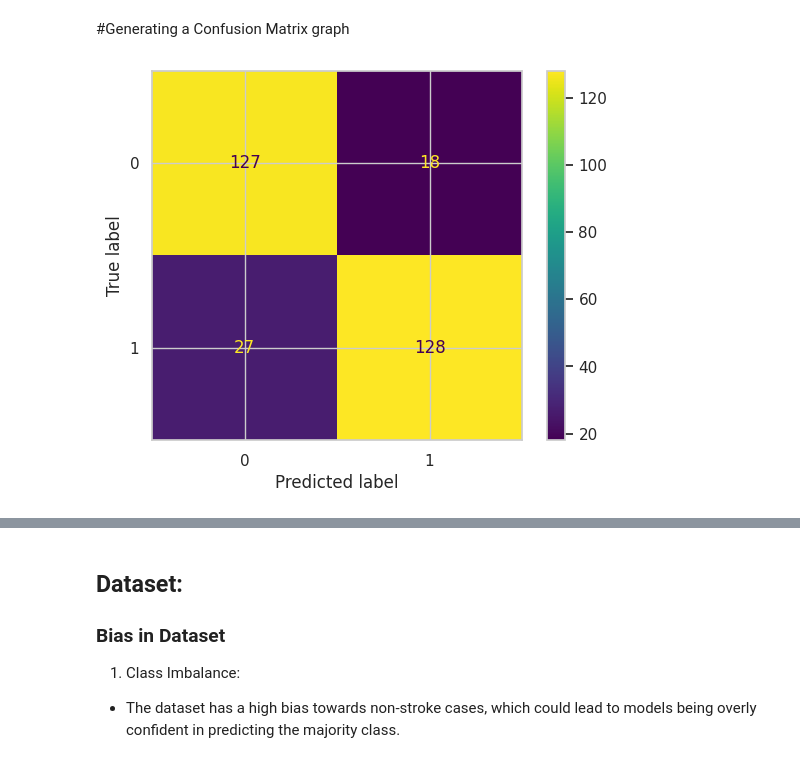
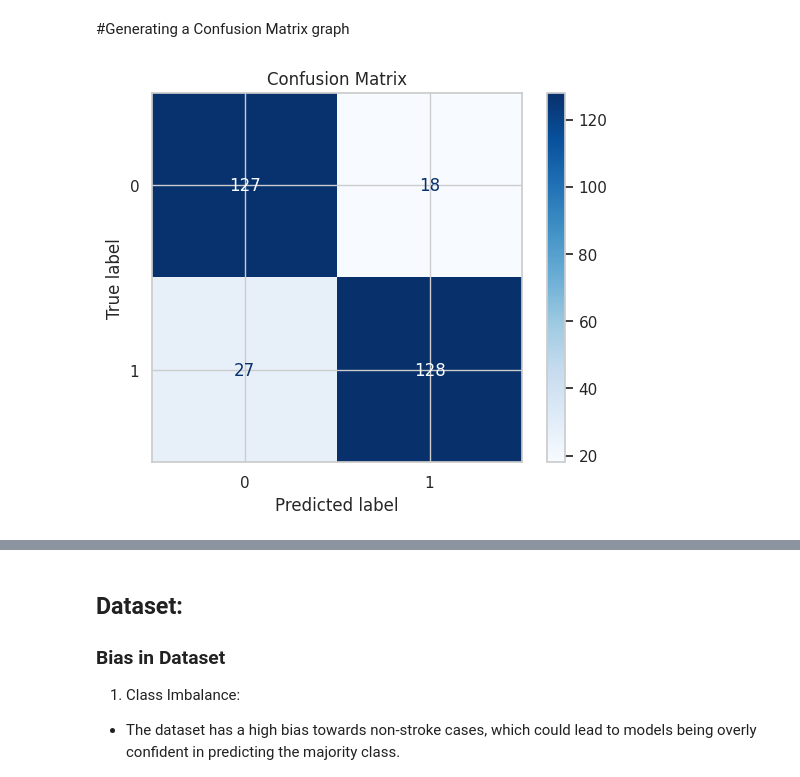
Before and after one commit to ntr262003/Infosys_Stroke_Patient_Healthcare, a Jupyter notebook: Milestone4_Tulasiram.ipynb, the cells around one changed output, grey strips where cells are left out. Saved outputs shown, nothing was run; the diff lists cells and outputs as text; code cells hidden in the pictures.

```diff
--- a/Milestone4_Tulasiram.ipynb
+++ b/Milestone4_Tulasiram.ipynb
@@ -1130,23 +1130,24 @@ recall_score(y_test,tree_pred)
 # %% [markdown]
 #Generating a Confusion Matrix graph
 # %%
-from sklearn import metrics
+from sklearn.metrics import confusion_matrix, ConfusionMatrixDisplay
 import matplotlib.pyplot as plt
 
-# Convert probabilities to binary predictions
-Logistic_pred_binary = (Logistic_pred >= 0.5).astype(int)
+# Ensure predictions are converted to binary
+Logistic_pred_binary = (Logistic_pred >= 0.5).astype(int)  # Threshold set to 0.5
 
 # Compute confusion matrix
-Confusion_matrix = metrics.confusion_matrix(y_test, Logistic_pred_binary)
+Confusion_matrix = confusion_matrix(y_test, Logistic_pred_binary)
 
-# Create confusion matrix display
-cm_display = metrics.ConfusionMatrixDisplay(confusion_matrix=Confusion_matrix, display_labels=[0, 1])
+# Display the confusion matrix
+cm_display = ConfusionMatrixDisplay(confusion_matrix=Confusion_matrix, display_labels=[0, 1])
 
-# Plot confusion matrix
-cm_display.plot()
+# Plot the confusion matrix
+cm_display.plot(cmap='Blues')  # Optional: Use a colormap
+plt.title("Confusion Matrix")
 plt.show()
 # %% [output]
-[figure, old version]
+[figure, new version]
 # %%
 tp = Confusion_matrix[0][0] #True Positive
 fn = Confusion_matrix[0][1] #False Negative
```
Also changed, not shown: parts of 4 cells of this notebook.
